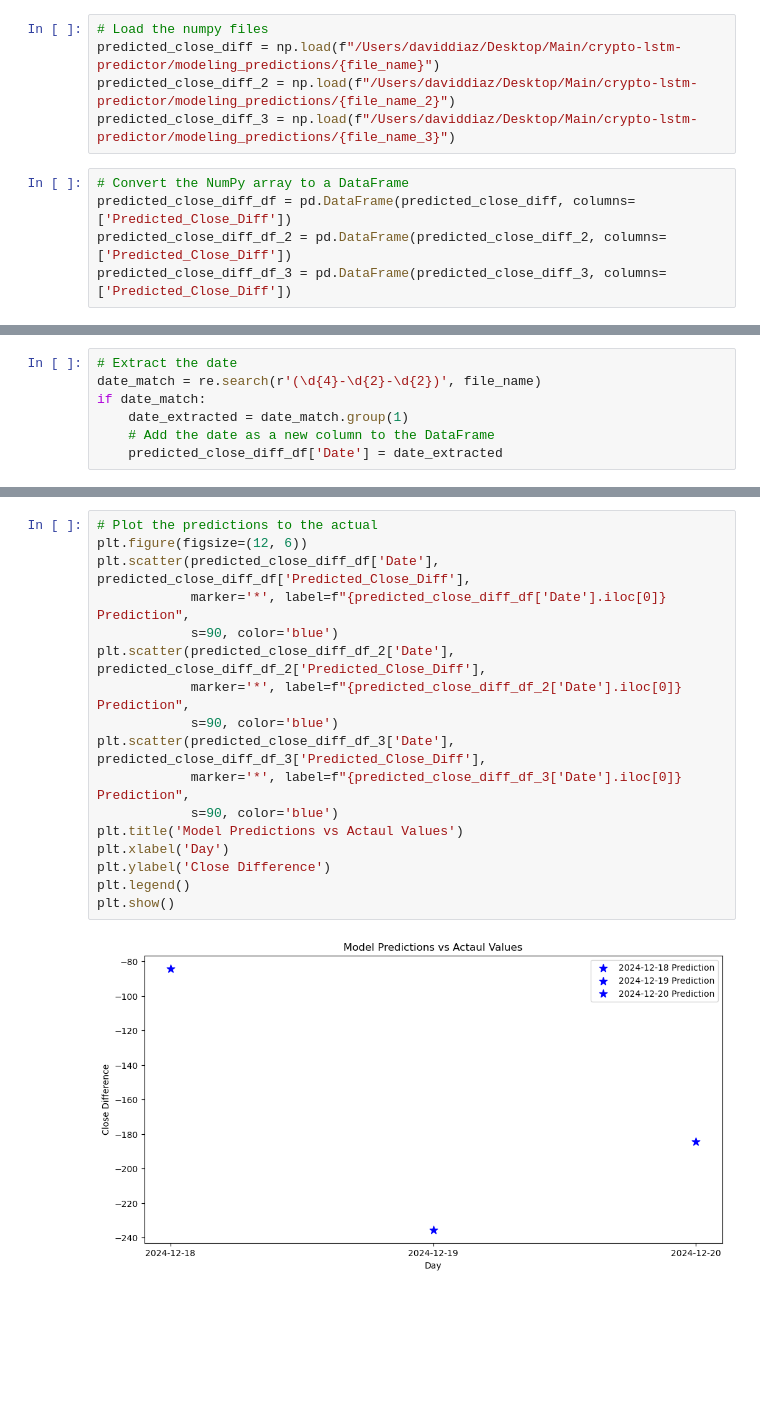
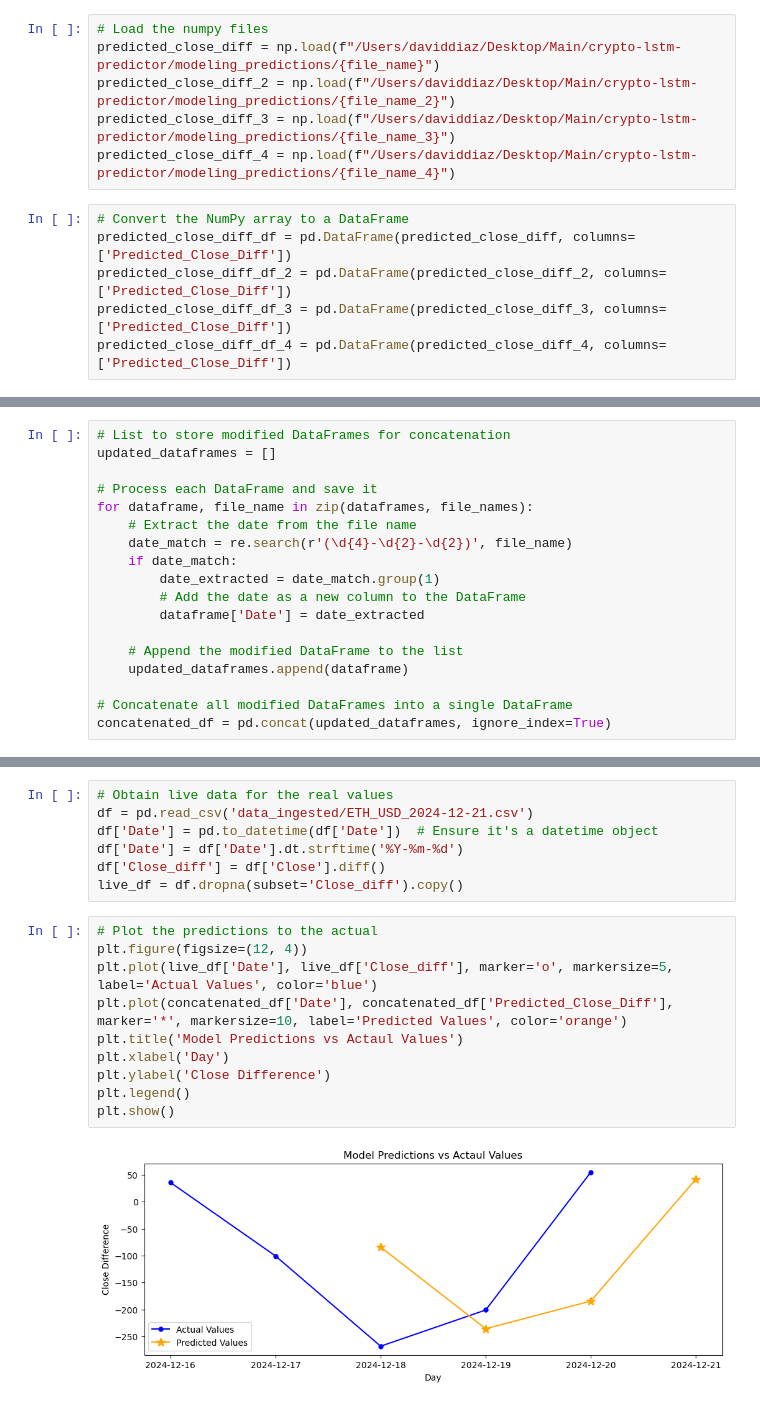
Before and after one commit to ddiaz1126/crypto-lstm-predictor, a Jupyter notebook: model_predictions_analysis.ipynb, the cells around one changed output, grey strips where cells are left out. Drawn from its saved outputs; the diff is of its cells as text; blank space fills up the shorter version.

```diff
--- a/model_predictions_analysis.ipynb
+++ b/model_predictions_analysis.ipynb
@@ -14,8 +16,10 @@ file_name_3 = 'predicted_close_diff_2024-12-20.npy'
 predicted_close_diff = np.load(f"/Users/daviddiaz/Desktop/Main/crypto-lstm-predictor/modeling_predictions/{file_name}")
 predicted_close_diff_2 = np.load(f"/Users/daviddiaz/Desktop/Main/crypto-lstm-predictor/modeling_predictions/{file_name_2}")
 predicted_close_diff_3 = np.load(f"/Users/daviddiaz/Desktop/Main/crypto-lstm-predictor/modeling_predictions/{file_name_3}")
+predicted_close_diff_4 = np.load(f"/Users/daviddiaz/Desktop/Main/crypto-lstm-predictor/modeling_predictions/{file_name_4}")
 # %%
 # Convert the NumPy array to a DataFrame
 predicted_close_diff_df = pd.DataFrame(predicted_close_diff, columns=['Predicted_Close_Diff'])
 predicted_close_diff_df_2 = pd.DataFrame(predicted_close_diff_2, columns=['Predicted_Close_Diff'])
 predicted_close_diff_df_3 = pd.DataFrame(predicted_close_diff_3, columns=['Predicted_Close_Diff'])
+predicted_close_diff_df_4 = pd.DataFrame(predicted_close_diff_4, columns=['Predicted_Close_Diff'])
@@ -22,7 +31,18 @@ predicted_close_diff_df_3 = pd.DataFrame(predicted_close_diff_3, columns=['Predi
 # %%
-# Extract the date
-date_match = re.search(r'(\d{4}-\d{2}-\d{2})', file_name)
-if date_match:
-    date_extracted = date_match.group(1)
-    # Add the date as a new column to the DataFrame
-    predicted_close_diff_df['Date'] = date_extracted
+# List to store modified DataFrames for concatenation
+updated_dataframes = []
+
+# Process each DataFrame and save it
+for dataframe, file_name in zip(dataframes, file_names):
+    # Extract the date from the file name
+    date_match = re.search(r'(\d{4}-\d{2}-\d{2})', file_name)
+    if date_match:
+        date_extracted = date_match.group(1)
+        # Add the date as a new column to the DataFrame
+        dataframe['Date'] = date_extracted
+
+    # Append the modified DataFrame to the list
+    updated_dataframes.append(dataframe)
+
+# Concatenate all modified DataFrames into a single DataFrame
+concatenated_df = pd.concat(updated_dataframes, ignore_index=True)
@@ -48,19 +49,19 @@ predicted_close_diff_df_3
+# %%
+# Obtain live data for the real values
+df = pd.read_csv('data_ingested/ETH_USD_2024-12-21.csv')
+df['Date'] = pd.to_datetime(df['Date'])  # Ensure it's a datetime object
+df['Date'] = df['Date'].dt.strftime('%Y-%m-%d')
+df['Close_diff'] = df['Close'].diff()
+live_df = df.dropna(subset='Close_diff').copy()
 # %%
 # Plot the predictions to the actual
-plt.figure(figsize=(12, 6))
-plt.scatter(predicted_close_diff_df['Date'], predicted_close_diff_df['Predicted_Close_Diff'],
-            marker='*', label=f"{predicted_close_diff_df['Date'].iloc[0]} Prediction",
-            s=90, color='blue')
-plt.scatter(predicted_close_diff_df_2['Date'], predicted_close_diff_df_2['Predicted_Close_Diff'],
-            marker='*', label=f"{predicted_close_diff_df_2['Date'].iloc[0]} Prediction",
-            s=90, color='blue')
-plt.scatter(predicted_close_diff_df_3['Date'], predicted_close_diff_df_3['Predicted_Close_Diff'],
-            marker='*', label=f"{predicted_close_diff_df_3['Date'].iloc[0]} Prediction",
-            s=90, color='blue')
+plt.figure(figsize=(12, 4))
+plt.plot(live_df['Date'], live_df['Close_diff'], marker='o', markersize=5, label='Actual Values', color='blue')
+plt.plot(concatenated_df['Date'], concatenated_df['Predicted_Close_Diff'], marker='*', markersize=10, label='Predicted Values', color='orange')
 plt.title('Model Predictions vs Actaul Values')
 plt.xlabel('Day')
 plt.ylabel('Close Difference')
 plt.legend()
 plt.show()
 # %% [output]
-[figure, old version]
+[figure, new version]
```
Also changed, not shown: parts of 7 cells of this notebook, 3 other files.
